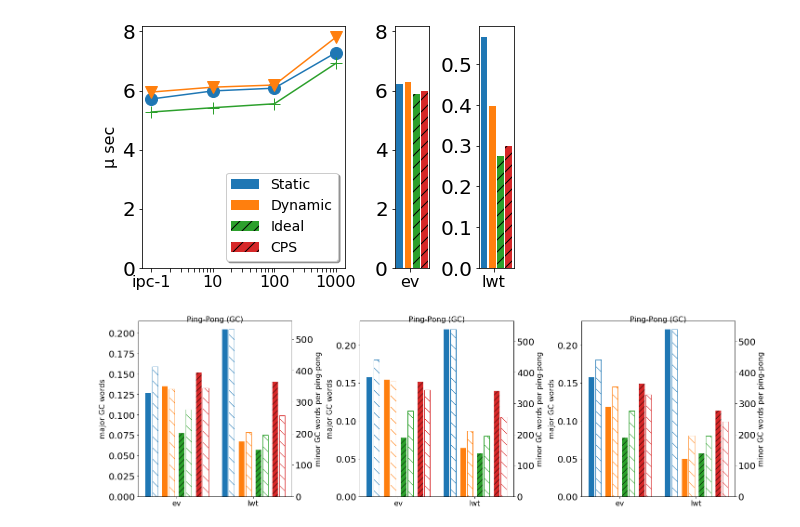
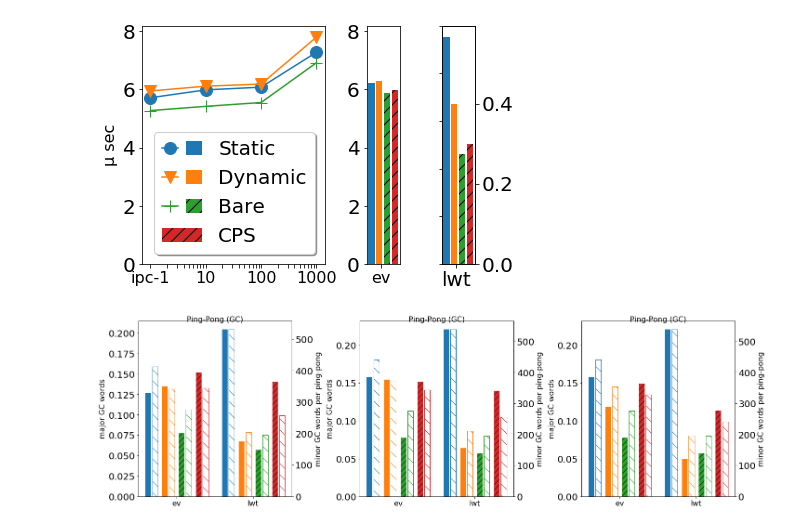
Before and after one commit to keigoi/ocaml-mpst, a Jupyter notebook: benchmark/graphs/Graphs.ipynb, the cells around one changed output. Saved outputs shown, nothing was run; the diff lists cells and outputs as text; code cells hidden in the pictures.

```diff
--- a/benchmark/graphs/Graphs.ipynb
+++ b/benchmark/graphs/Graphs.ipynb
@@ -98,19 +98,7 @@ def nums():
 # %%
 
 
-def show_ev_ipc2():
-    #fig, axes = plt.subplots(ncols=1, nrows=1, squeeze = False)
-    #ax = axes[0][0]
-    # fig,axes = plt.subplots(1, 3, gridspec_kw={'width_ratios': [3, 1, 1]}, squeeze = False)
-    fig = plt.figure()
-    gs = plt.GridSpec(1, 5, figure=fig)
-    ax = fig.add_subplot(gs[0,0:3])
-    ax2 = fig.add_subplot(gs[0,3], sharey=ax)
-    ax3 = fig.add_subplot(gs[0,4])
-    #ax = axes[0][0]
-    #ax2 = axes[0][1]
-    #ax3 = axes[0][2]
-    # sharey='row',
+def show_pingpong(ax,ax2,ax3):
     color1 = sta_color
     color2 = dyn_color
     color3 = bare_color
@@ -121,59 +109,79 @@ def show_ev_ipc2():
     lab3 = 'Ideal'
     lab4 = 'CPS'
 
+    hatch1=''
+    hatch2=''
+    hatch3='//'
+    hatch4='//'
+
     x = [1,10,100,1000]
     xlabs = [str(xi) for xi in x]
     ax.set_xscale('log')
 
-    ax.plot(x, mkdataIdx(ping,'ipc_static',xlabs), color=color1, marker='o', markersize=12)
-    ax.plot(x, mkdataIdx(ping,'ipc_dynamic',xlabs), color=color2, marker='v', markersize=12)
-    ax.plot(x, mkdataIdx(bare,'ipc-bare_ideal',xlabs), color=color3, marker='+', markersize=12)
-    ax.plot([], [], color=color4)
+    sta, = ax.plot(x, mkdataIdx(ping,'ipc_static',xlabs), color=color1, marker='o', markersize=12)
+    dyn, = ax.plot(x, mkdataIdx(ping,'ipc_dynamic',xlabs), color=color2, marker='v', markersize=12)
+    bar, = ax.plot(x, mkdataIdx(bare,'ipc-bare_ideal',xlabs), color=color3, marker='+', markersize=12)
 
+    sta_ = ax.bar([0], [0], 0, color=color1, label=lab1, hatch=hatch1)
+    dyn_ = ax.bar([0], [0], 0, color=color2, label=lab2, hatch=hatch2)
+    bar_ = ax.bar([0], [0], 0, color=color3, label=lab3, hatch=hatch3)
+    cps_ = ax.bar([0], [0], 0, color=color4, label=lab4, hatch=hatch4)
 
-    ax.bar([0], [0], 0, color=color1, label=lab1, hatch='')
-    ax.bar([0], [0], 0, color=color2, label=lab2, hatch='')
-    ax.bar([0], [0], 0, color=color3, label=lab3, hatch='//')
-    ax.bar([0], [0], 0, color=color4, label=lab4, hatch='//')
-    legend = ax.legend(loc='lower right', shadow=True, fontsize=14)
+#    legend = ax.legend(loc='lower right', shadow=True, fontsize=14)
+#    legend.get_frame().set_facecolor('#FFFFFF')
+    ax.set_ylabel('μ sec', fontsize=16)
+
+    legend = ax.legend([(sta, sta_), (dyn,dyn_), (bar,bar_), cps_], ['Static', 'Dynamic', 'Bare', 'CPS'],
+                       fontsize=20,
+                       loc='lower right',
+                       shadow = True,
+                       scatterpoints=1,
+                       numpoints=1,
+                       handler_map={tuple: matplotlib.legend_handler.HandlerTuple(ndivide=None)})
     legend.get_frame().set_facecolor('#FFFFFF')
-    ax.set_ylabel('μ sec', fontsize=16)
 
     ten = np.arange(1,10)
     ticks =  np.concatenate([ten, ten * 10, ten * 100, [1000]])
     ax.set_xticks(ticks)
 
     xlabs = [str(xi) if xi in [1,10,100,1000] else '' for xi in ticks]
     xlabs[0] = 'ipc-1'
     ax.set_xticklabels(xlabs, fontsize=16)
 
     width = 0.25
     colwidth = width*0.8
     x = np.arange(1) - 0.3
-    ax2.bar(x, mkdata(ping,'ev_static'), colwidth, color=color1)
-    ax2.bar(x + width*1, mkdata(ping,'ev_dynamic'), colwidth, color=color2)
-    ax2.bar(x + width*2, mkdata(bare,'ev_bare'), colwidth, color=color3, hatch='//')
-    ax2.bar(x + width*3, mkdata(bare,'ev_bare_cps'), colwidth, color=color4, hatch='//')
+    ax2.bar(x, mkdata(ping,'ev_static'), colwidth, color=color1,hatch=hatch1)
+    ax2.bar(x + width*1, mkdata(ping,'ev_dynamic'), colwidth, color=color2, hatch=hatch2)
+    ax2.bar(x + width*2, mkdata(bare,'ev_bare'), colwidth, color=color3, hatch=hatch3)
+    ax2.bar(x + width*3, mkdata(bare,'ev_bare_cps'), colwidth, color=color4, hatch=hatch4)
     ax2.set_xticks([0])
     ax2.set_xticklabels(['ev'], fontsize=16)
 
-    ax3.bar(x, mkdata(ping,'lwt_static'), colwidth, color=color1)
-    ax3.bar(x + width*1, mkdata(ping,'lwt_dynamic'), colwidth, color=color2)
-    ax3.bar(x + width*2, mkdata(bare,'lwt_bare'), colwidth, color=color3, hatch='//')
-    ax3.bar(x + width*3, mkdata(bare,'lwt_bare_cps'), colwidth, color=color4, hatch='//')
+    ax3_ = ax3
+    ax3 = ax3.twinx()
+    ax3_.set_yticklabels([])
+    ax3.bar(x, mkdata(ping,'lwt_static'), colwidth, color=color1, hatch=hatch1)
+    ax3.bar(x + width*1, mkdata(ping,'lwt_dynamic'), colwidth, color=color2, hatch=hatch2)
+    ax3.bar(x + width*2, mkdata(bare,'lwt_bare'), colwidth, color=color3, hatch=hatch3)
+    ax3.bar(x + width*3, mkdata(bare,'lwt_bare_cps'), colwidth, color=color4, hatch=hatch4)
     ax3.set_xticks([0])
     ax3.set_xticklabels(['lwt'], fontsize=16)
 
 
+def show_pingpong_do():
+    fig = plt.figure()
+    gs = plt.GridSpec(1, 5, figure=fig)
+    ax = fig.add_subplot(gs[0,0:3])
+    ax2 = fig.add_subplot(gs[0,3], sharey=ax)
+    ax3 = fig.add_subplot(gs[0,4])
+    show_pingpong(ax,ax2,ax3)
     plt.tight_layout()
-    #make_space_above(axes, topmargin=0.4)
-
-    #plt.savefig('pingpong_ipc.pdf', format='pdf', pad_inches=0)
     plt.show()
 
-show_ev_ipc2()
+show_pingpong_do()
 # %% [output]
-[figure, old version]
+[figure, new version]
 # %%
 def show_mem(ax,dyn_suffix='',sta_suffix='',cps_suffix=''):
     ax2 = ax.twinx()
```
